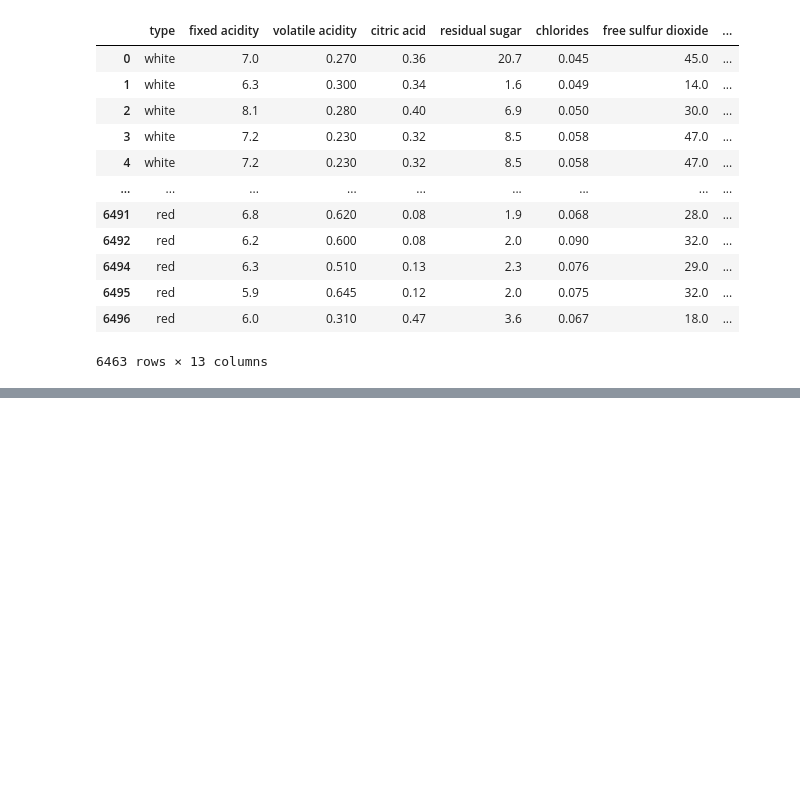
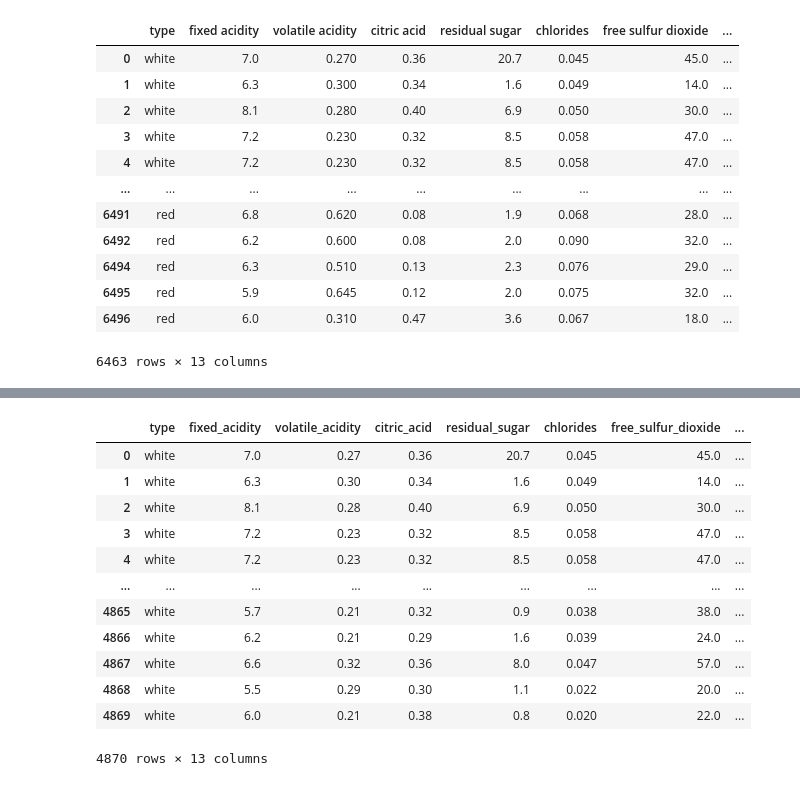
Before and after one commit to scottfreeland/Wine_Quality_Analysis, a Jupyter notebook: wine_data_cleanup.ipynb, the cells around one changed output, grey strips where cells are left out. Saved outputs shown, nothing was run; the diff lists cells and outputs as text; code cells hidden in the pictures; blank space fills up the shorter version.

```diff
--- a/wine_data_cleanup.ipynb
+++ b/wine_data_cleanup.ipynb
@@ -55,3 +55,20 @@ df_wine_quality_cleaned
 6463 rows × 13 columns
 # %%
 df_wine_quality_cleaned.to_csv('wine_data_cleaned.csv')
+# %%
+df_white_wine = pd.read_csv("white_wine_quality.csv")
+df_white_wine
+# %% [output]
+|  | type | fixed_acidity | volatile_acidity | citric_acid | residual_sugar | chlorides | free_sulfur_dioxide | ... |
+| 0 | white | 7.0 | 0.27 | 0.36 | 20.7 | 0.045 | 45.0 | ... |
+| 1 | white | 6.3 | 0.30 | 0.34 | 1.6 | 0.049 | 14.0 | ... |
+| 2 | white | 8.1 | 0.28 | 0.40 | 6.9 | 0.050 | 30.0 | ... |
+| 3 | white | 7.2 | 0.23 | 0.32 | 8.5 | 0.058 | 47.0 | ... |
+| 4 | white | 7.2 | 0.23 | 0.32 | 8.5 | 0.058 | 47.0 | ... |
+| ... | ... | ... | ... | ... | ... | ... | ... | ... |
+| 4865 | white | 5.7 | 0.21 | 0.32 | 0.9 | 0.038 | 38.0 | ... |
+| 4866 | white | 6.2 | 0.21 | 0.29 | 1.6 | 0.039 | 24.0 | ... |
+| 4867 | white | 6.6 | 0.32 | 0.36 | 8.0 | 0.047 | 57.0 | ... |
+| 4868 | white | 5.5 | 0.29 | 0.30 | 1.1 | 0.022 | 20.0 | ... |
+| 4869 | white | 6.0 | 0.21 | 0.38 | 0.8 | 0.020 | 22.0 | ... |
+4870 rows × 13 columns
```
Also changed, not shown: parts of 4 cells of this notebook, 1 other file.
